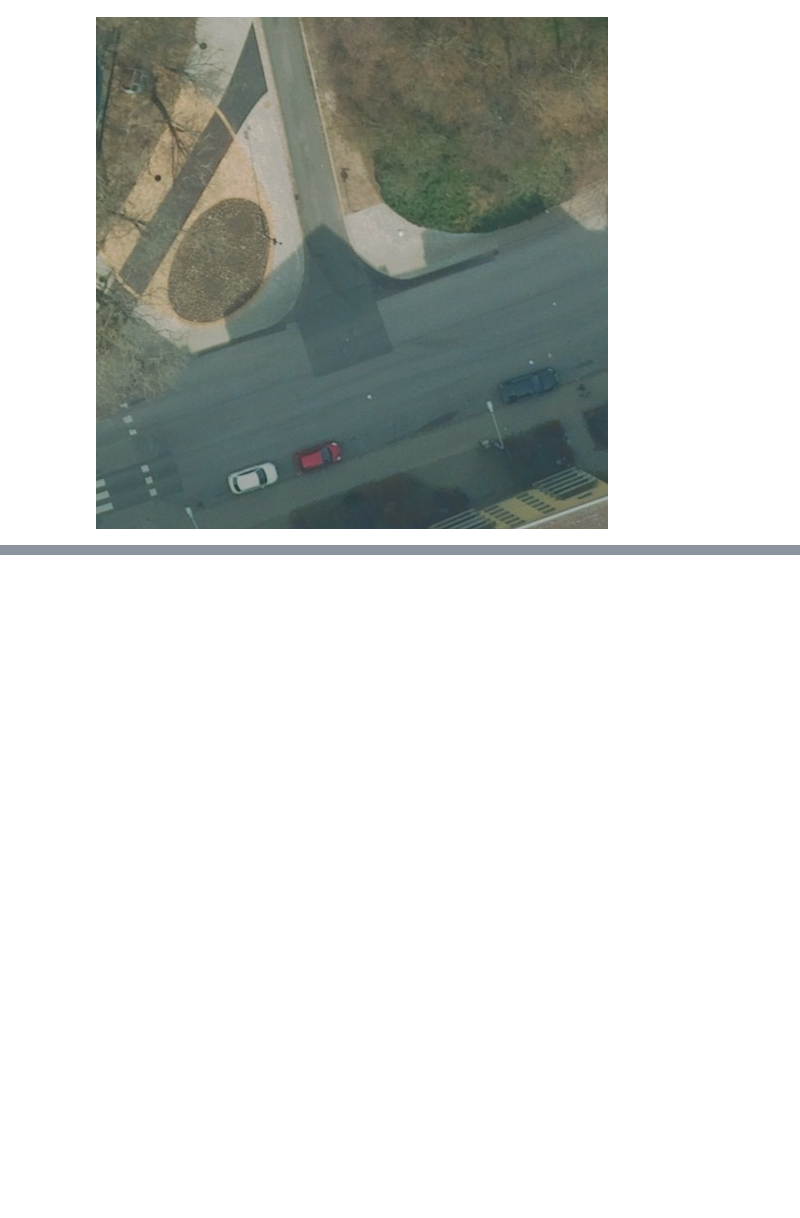
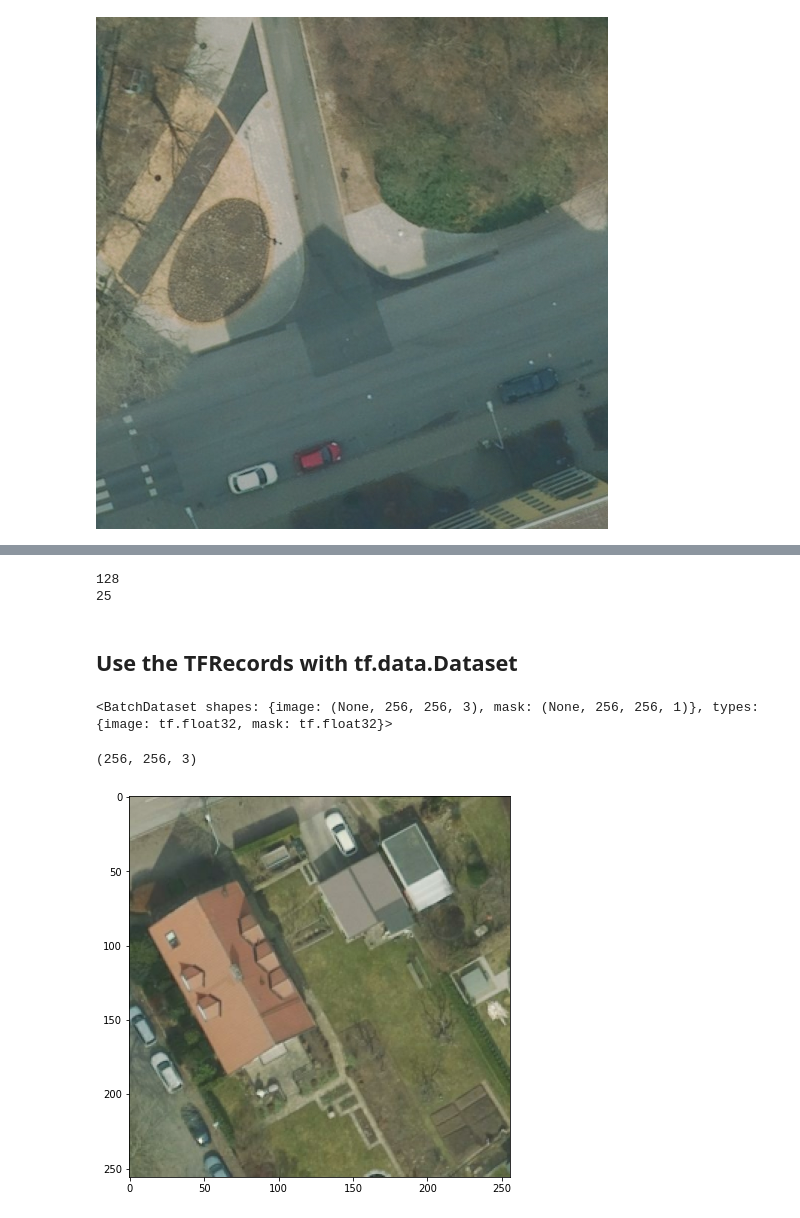
Before and after one commit to enerhy/image-processing, a Jupyter notebook: EDA_and_Load.ipynb, the cells around one changed output, grey strips where cells are left out. Cells and saved outputs as stored; diff of their text form; code cells hidden in the pictures; blank space fills up the shorter version.

Commit message:
added 1.Conversion to TFRecords 2.Use of TFRecords with tf.data.Dataset

```diff
--- a/EDA_and_Load.ipynb
+++ b/EDA_and_Load.ipynb
@@ -71,0 +195,7 @@ array([[[103, 105,  84],
+# %%
+create_tf_files(valid_image_files, valid_label_files, tfrecords_dir_valid)
+# %% [output]
+128
+25
+# %% [markdown]
+## Use the TFRecords with tf.data.Dataset
@@ -71,0 +205,41 @@ array([[[103, 105,  84],
+# %%
+def parse_tfrecord(example, resize_to=[256, 256]):
+    feature_description = {
+            'image': tf.io.FixedLenFeature([], tf.string),
+            'mask': tf.io.FixedLenFeature([], tf.string),
+    }
+
+    example = tf.io.parse_single_example(example, feature_description)
+    example["image"] = tf.io.decode_jpeg(example["image"], channels=3)
+    example["mask"] = tf.io.decode_jpeg(example["mask"], channels=1)
+
+    # We can embed some transformation here:
+
+    # Converting image to float:
+    example["image"] = tf.image.convert_image_dtype(example["image"], tf.float32)
+    example["mask"] = tf.cast(example["mask"], tf.float32) / 255.0
+
+    # Resizing:
+    example["image"] = tf.image.resize(example["image"], resize_to)
+    example["mask"] = tf.image.resize(example["mask"], resize_to, method=tf.image.ResizeMethod.NEAREST_NEIGHBOR)
+
+    return example
+# %%
+valid_dataset = tf.data.TFRecordDataset(f"{tfrecords_dir_valid}/file_00-{num_samples}.tfrec", num_parallel_reads=tf.data.experimental.AUTOTUNE)
+valid_dataset = raw_dataset.map(parse_tfrecord, num_parallel_calls=tf.data.experimental.AUTOTUNE)
+# we can apply another transformation with .map
+# we can use also use the structure function_to_apply = functools.partial(original_function, parameters)
+# valid_dataset.shuffle()
+valid_dataset.batch(batch_size)
+# valid_dataset.prefetch(tf.data.experimental.AUTOTUNE)
+# %% [output]
+<BatchDataset shapes: {image: (None, 256, 256, 3), mask: (None, 256, 256, 1)}, types: {image: tf.float32, mask: tf.float32}>
+# %%
+for features in valid_dataset.take(1):
+    print(features['image'].shape)
+    plt.figure(figsize=(7, 7))
+    plt.imshow(features["image"].numpy())
+    plt.show()
+# %% [output]
+(256, 256, 3)
+[figure, added]
```
Also changed, not shown: parts of 40 cells of this notebook.
